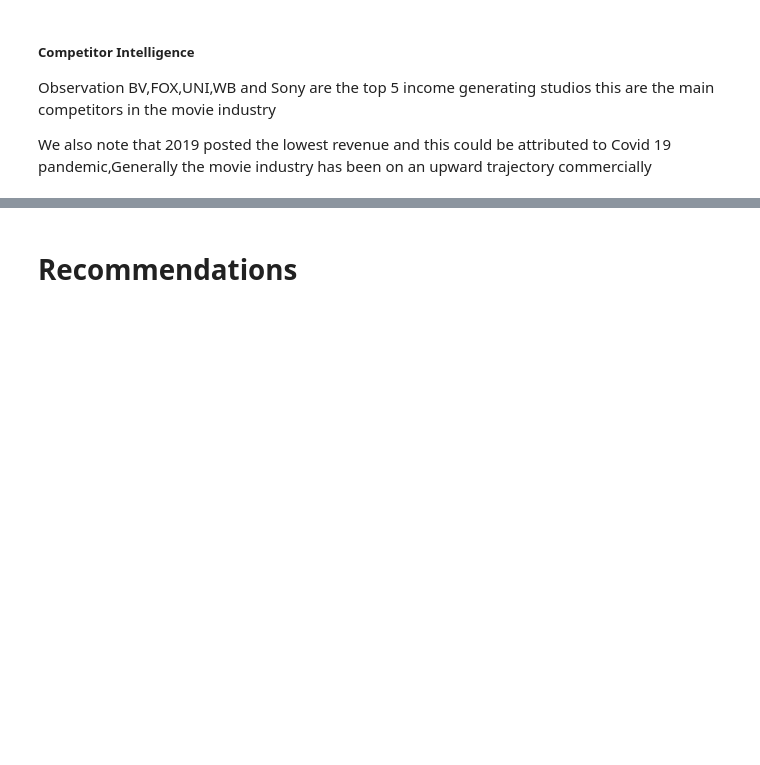
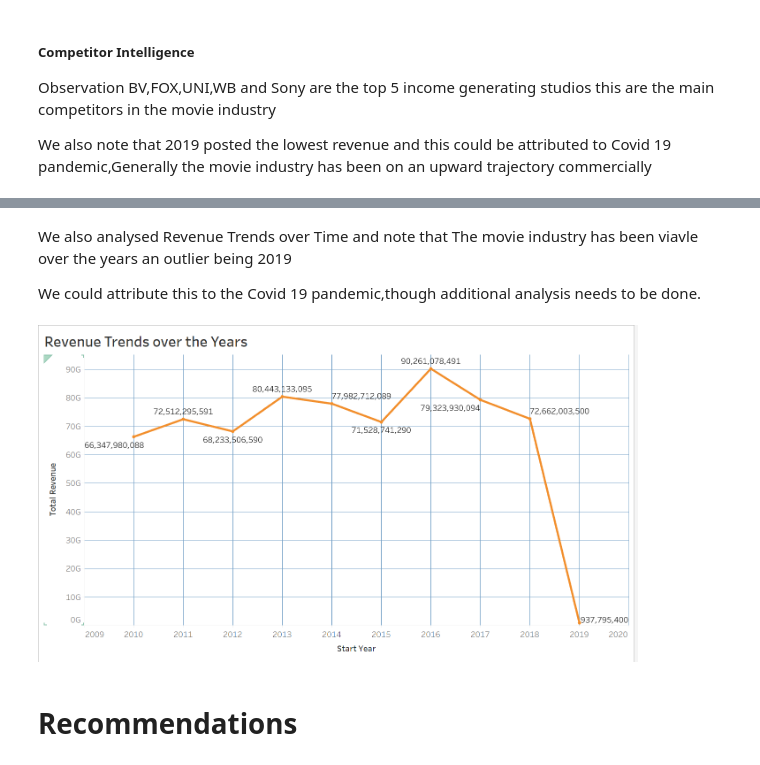
Before and after one commit to She-LoyceTsuma/dsc-phase-2-project-v3, a Jupyter notebook: student.ipynb, the cells around one changed output, grey strips where cells are left out. Drawn from its saved outputs; the diff is of its cells as text; code cells hidden in the pictures; blank space fills up the shorter version.

```diff
--- a/student.ipynb
+++ b/student.ipynb
@@ -484,3 +489,12 @@ We also note that 2019 posted the lowest revenue and this could be attributed to
+# %% [markdown]
+We also analysed Revenue Trends over Time and note that The movie industry has been viavle over the years an outlier being 2019
+
+We could attribute this to the Covid 19 pandemic,though additional analysis needs to be done.
+# %%
+from IPython.display import Image # to display image (from tableau)
+Image(filename=r"C:\Users\FLEX 5\Pictures\Screenshots\Screenshot 2024-07-24 170318.png", width = 600, height = 300)
+# %% [output]
+[figure, added]
 # %% [markdown]
 # Recommendations
 # %% [markdown]
```
Also changed, not shown: parts of 1 cell of this notebook.
